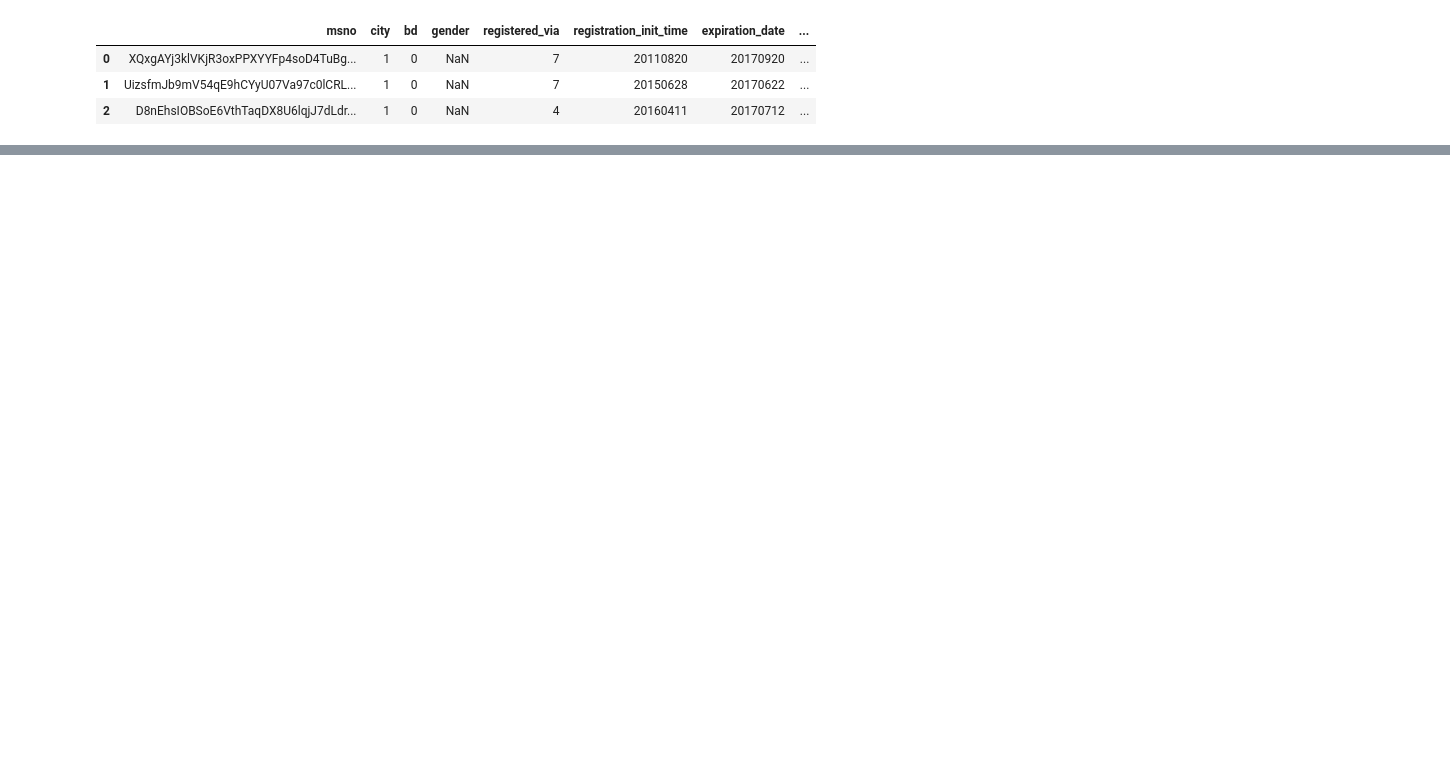
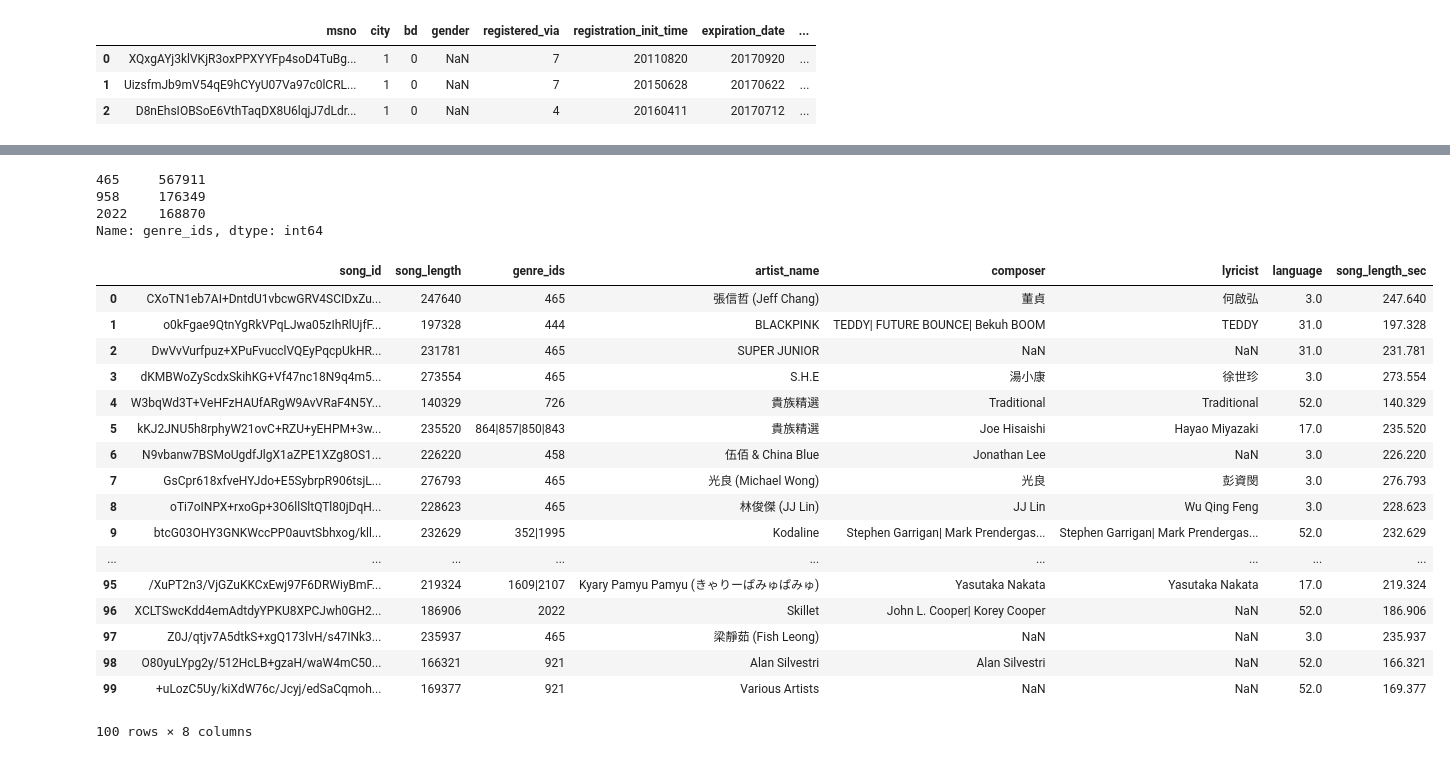
Before and after one commit to yennanliu/KKBox_Music_Recommendation, a Jupyter notebook: notebook/KKBox_Recommend_EDA.ipynb, the cells around one changed output, grey strips where cells are left out. Cells and saved outputs as stored; diff of their text form; code cells hidden in the pictures; blank space fills up the shorter version.

```diff
--- a/notebook/KKBox_Recommend_EDA.ipynb
+++ b/notebook/KKBox_Recommend_EDA.ipynb
@@ -178,0 +294,13 @@ members.head(3)
+# %%
+# genre_ids : genre category
+# Some songs have multiple genres and they are separated by |
+# this may be a good label made by various ways, can be good to classification
+# but maybe some genres are not make sense in cases
+# need to check later
+
+songs.genre_ids.value_counts().head(3)
+# %% [output]
+465     567911
+958     176349
+2022    168870
+Name: genre_ids, dtype: int64
@@ -178,0 +310,21 @@ members.head(3)
+# %%
+songs.head(100) #.sort_values('language')
+# %% [output]
+|  | song_id | song_length | genre_ids | artist_name | composer | lyricist | language | song_length_sec |
+| 0 | CXoTN1eb7AI+DntdU1vbcwGRV4SCIDxZu... | 247640 | 465 | 張信哲 (Jeff Chang) | 董貞 | 何啟弘 | 3.0 | 247.640 |
+| 1 | o0kFgae9QtnYgRkVPqLJwa05zIhRlUjfF... | 197328 | 444 | BLACKPINK | TEDDY| FUTURE BOUNCE| Bekuh BOOM | TEDDY | 31.0 | 197.328 |
+| 2 | DwVvVurfpuz+XPuFvucclVQEyPqcpUkHR... | 231781 | 465 | SUPER JUNIOR | NaN | NaN | 31.0 | 231.781 |
+| 3 | dKMBWoZyScdxSkihKG+Vf47nc18N9q4m5... | 273554 | 465 | S.H.E | 湯小康 | 徐世珍 | 3.0 | 273.554 |
+| 4 | W3bqWd3T+VeHFzHAUfARgW9AvVRaF4N5Y... | 140329 | 726 | 貴族精選 | Traditional | Traditional | 52.0 | 140.329 |
+| 5 | kKJ2JNU5h8rphyW21ovC+RZU+yEHPM+3w... | 235520 | 864|857|850|843 | 貴族精選 | Joe Hisaishi | Hayao Miyazaki | 17.0 | 235.520 |
+| 6 | N9vbanw7BSMoUgdfJlgX1aZPE1XZg8OS1... | 226220 | 458 | 伍佰 & China Blue | Jonathan Lee | NaN | 3.0 | 226.220 |
+| 7 | GsCpr618xfveHYJdo+E5SybrpR906tsjL... | 276793 | 465 | 光良 (Michael Wong) | 光良 | 彭資閔 | 3.0 | 276.793 |
+| 8 | oTi7oINPX+rxoGp+3O6llSltQTl80jDqH... | 228623 | 465 | 林俊傑 (JJ Lin) | JJ Lin | Wu Qing Feng | 3.0 | 228.623 |
+| 9 | btcG03OHY3GNKWccPP0auvtSbhxog/kll... | 232629 | 352|1995 | Kodaline | Stephen Garrigan| Mark Prendergas... | Stephen Garrigan| Mark Prendergas... | 52.0 | 232.629 |
+| ... | ... | ... | ... | ... | ... | ... | ... | ... |
+| 95 | /XuPT2n3/VjGZuKKCxEwj97F6DRWiyBmF... | 219324 | 1609|2107 | Kyary Pamyu Pamyu (きゃりーぱみゅぱみゅ) | Yasutaka Nakata | Yasutaka Nakata | 17.0 | 219.324 |
+| 96 | XCLTSwcKdd4emAdtdyYPKU8XPCJwh0GH2... | 186906 | 2022 | Skillet | John L. Cooper| Korey Cooper | NaN | 52.0 | 186.906 |
+| 97 | Z0J/qtjv7A5dtkS+xgQ173lvH/s47INk3... | 235937 | 465 | 梁靜茹 (Fish Leong) | NaN | NaN | 3.0 | 235.937 |
+| 98 | O80yuLYpg2y/512HcLB+gzaH/waW4mC50... | 166321 | 921 | Alan Silvestri | Alan Silvestri | NaN | 52.0 | 166.321 |
+| 99 | +uLozC5Uy/kiXdW76c/Jcyj/edSaCqmoh... | 169377 | 921 | Various Artists | NaN | NaN | 52.0 | 169.377 |
+100 rows × 8 columns
```
Also changed, not shown: parts of 15 cells of this notebook.
